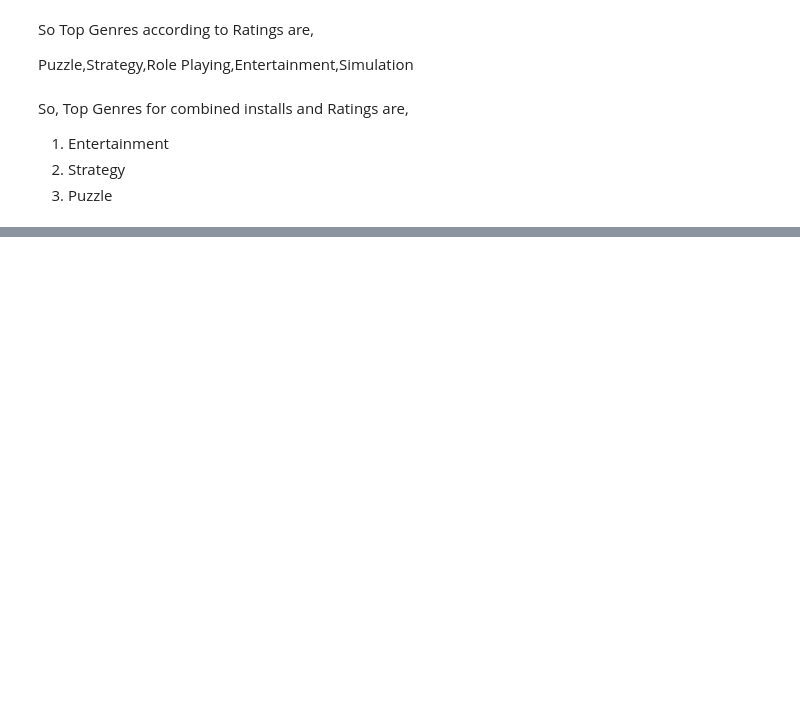
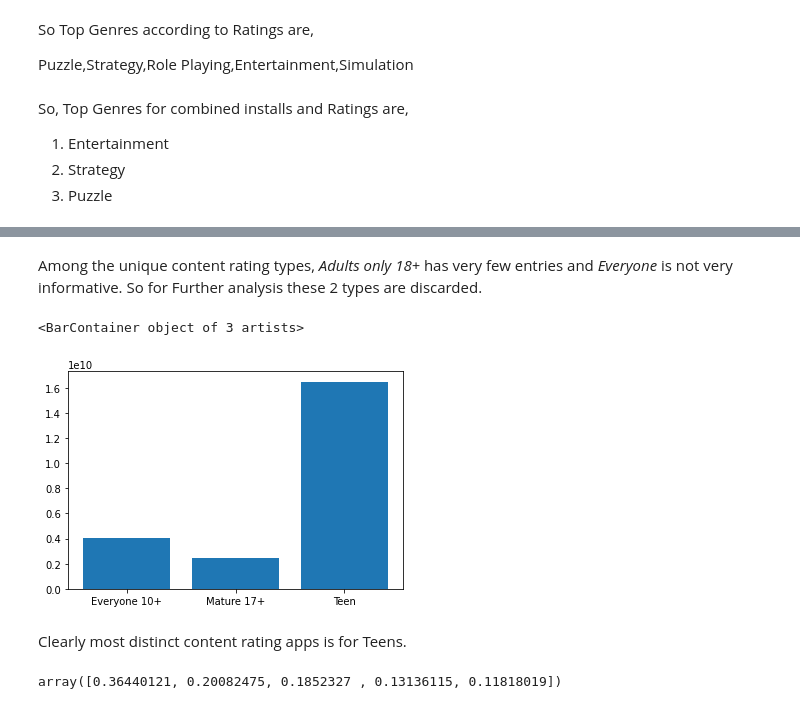
Before and after one commit to iMrugesh9/EDA_Playstore_Data, a Jupyter notebook: Play_Store_App_Review_Analysis(Mrugesh_Patel).ipynb, the cells around one changed output, grey strips where cells are left out. Saved outputs shown, nothing was run; the diff lists cells and outputs as text; code cells hidden in the pictures; blank space fills up the shorter version.

```diff
--- a/Play_Store_App_Review_Analysis(Mrugesh_Patel).ipynb
+++ b/Play_Store_App_Review_Analysis(Mrugesh_Patel).ipynb
@@ -803,0 +828,10 @@ So, Top Genres for combined installs and Ratings are,
+# %% [markdown]
+Among the unique content rating types, <i>Adults only 18+</i> has very few entries and <i>Everyone</i> is not very informative. So for Further analysis these 2 types are discarded.
+# %%
+df_content=df_installs[~df_installs['Content Rating'].isin(['Unrated','Everyone','Adults only 18+'])]
+Content_labels=list(df_content.groupby('Content Rating').Installs.sum().index)
+Content_Install=list(df_content.groupby('Content Rating').Installs.sum())
+plt.bar(Content_labels,Content_Install)
+# %% [output]
+<BarContainer object of 3 artists>
+[figure, added]
@@ -803,0 +840,8 @@ So, Top Genres for combined installs and Ratings are,
+# %% [markdown]
+Clearly most distinct content rating apps is for Teens.
+# %%
+Teen_T5_Categories=df_content.groupby(['Content Rating','Category']).Installs.sum().loc['Teen'].sort_values(ascending=False)[0:5]
+Teen_T5_Categories_ratios=Teen_T5_Categories.values/Teen_T5_Categories.values.sum()
+Teen_T5_Categories_ratios
+# %% [output]
+array([0.36440121, 0.20082475, 0.1852327 , 0.13136115, 0.11818019])
```
Also changed, not shown: parts of 13 cells of this notebook.
